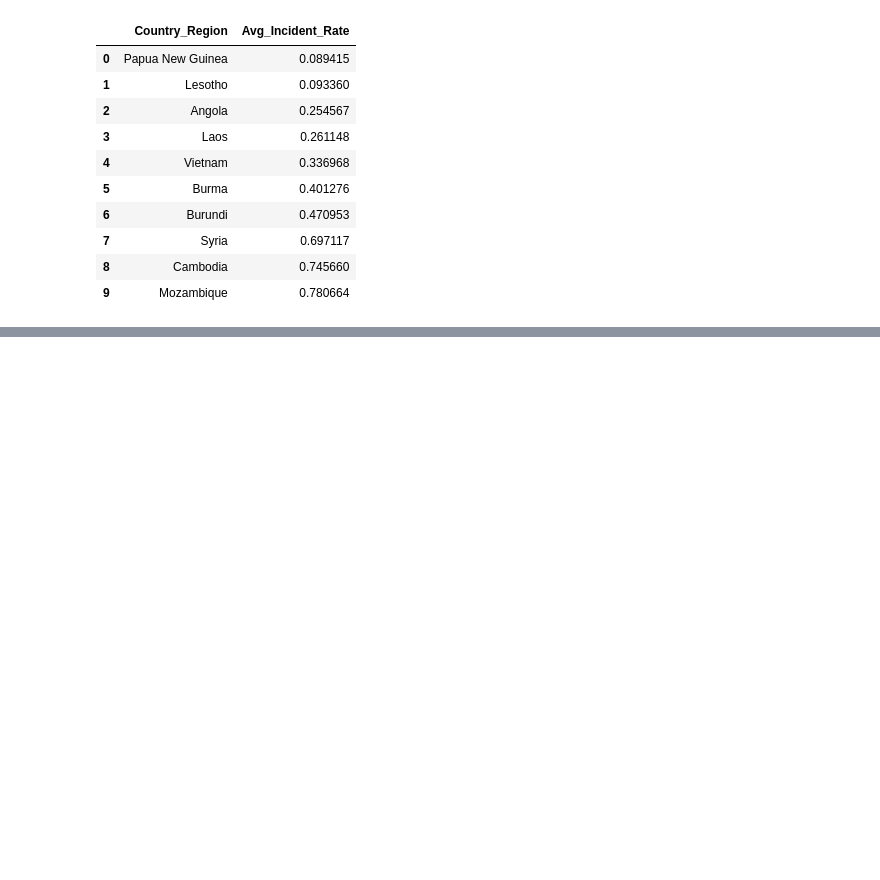
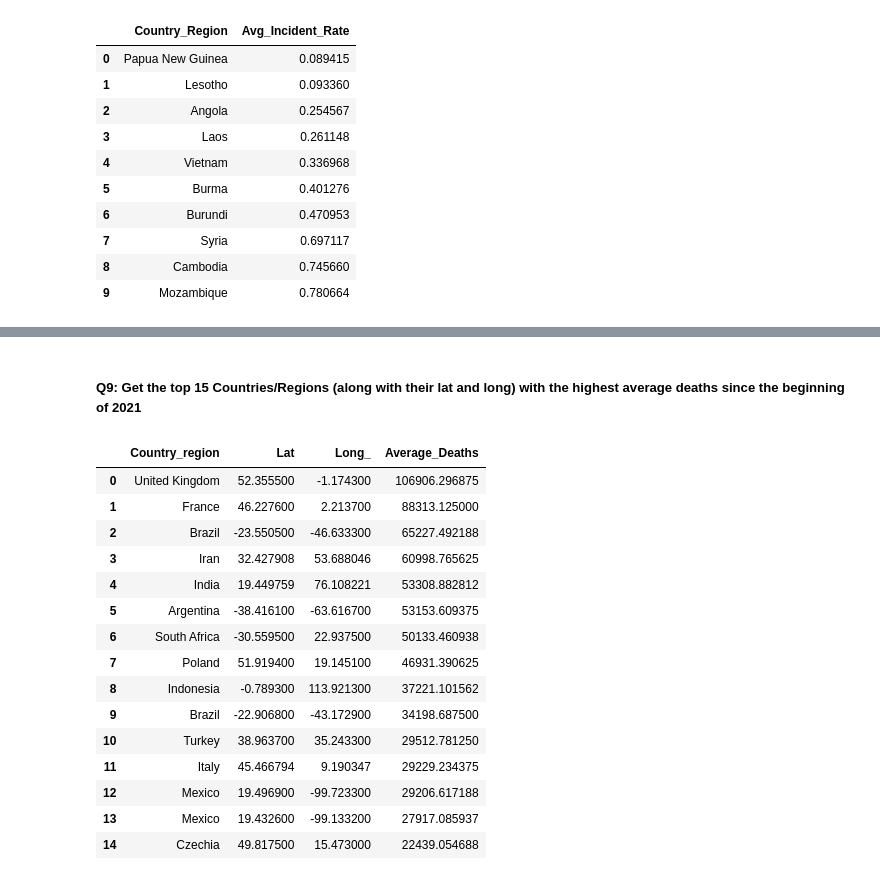
Before and after one commit to kimmisin/Elements-of-Databases, a Jupyter notebook: milestone1.ipynb, the cells around one changed output, grey strips where cells are left out. Saved outputs shown, nothing was run; the diff lists cells and outputs as text; code cells hidden in the pictures; blank space fills up the shorter version.

```diff
--- a/milestone1.ipynb
+++ b/milestone1.ipynb
@@ -720,0 +764,33 @@ LIMIT 10;
+# %% [markdown]
+##### Q9: Get the top 15 Countries/Regions (along with their lat and long) with the highest average deaths since the beginning of 2021
+# %%
+%%bigquery
+SELECT Country_region, Lat, Long_, avg(Deaths) as Average_Deaths
+FROM (
+    SELECT Country_region, Lat, Long_, Deaths, Last_Update
+    FROM jhu_daily_reports_staging.covid_winter2021
+    WHERE Last_Update >= TIMESTAMP("2021-01-21")
+    UNION ALL
+    SELECT Country_region, Lat, Long_, Deaths, Last_Update
+    FROM jhu_daily_reports_staging.covid_spring2021
+)
+GROUP BY Country_region, Lat, Long_
+ORDER BY avg(deaths) DESC
+LIMIT 15;
+# %% [output]
+|  | Country_region | Lat | Long_ | Average_Deaths |
+| 0 | United Kingdom | 52.355500 | -1.174300 | 106906.296875 |
+| 1 | France | 46.227600 | 2.213700 | 88313.125000 |
+| 2 | Brazil | -23.550500 | -46.633300 | 65227.492188 |
+| 3 | Iran | 32.427908 | 53.688046 | 60998.765625 |
+| 4 | India | 19.449759 | 76.108221 | 53308.882812 |
+| 5 | Argentina | -38.416100 | -63.616700 | 53153.609375 |
+| 6 | South Africa | -30.559500 | 22.937500 | 50133.460938 |
+| 7 | Poland | 51.919400 | 19.145100 | 46931.390625 |
+| 8 | Indonesia | -0.789300 | 113.921300 | 37221.101562 |
+| 9 | Brazil | -22.906800 | -43.172900 | 34198.687500 |
+| 10 | Turkey | 38.963700 | 35.243300 | 29512.781250 |
+| 11 | Italy | 45.466794 | 9.190347 | 29229.234375 |
+| 12 | Mexico | 19.496900 | -99.723300 | 29206.617188 |
+| 13 | Mexico | 19.432600 | -99.133200 | 27917.085937 |
+| 14 | Czechia | 49.817500 | 15.473000 | 22439.054688 |
```
Also changed, not shown: parts of 10 cells of this notebook.
